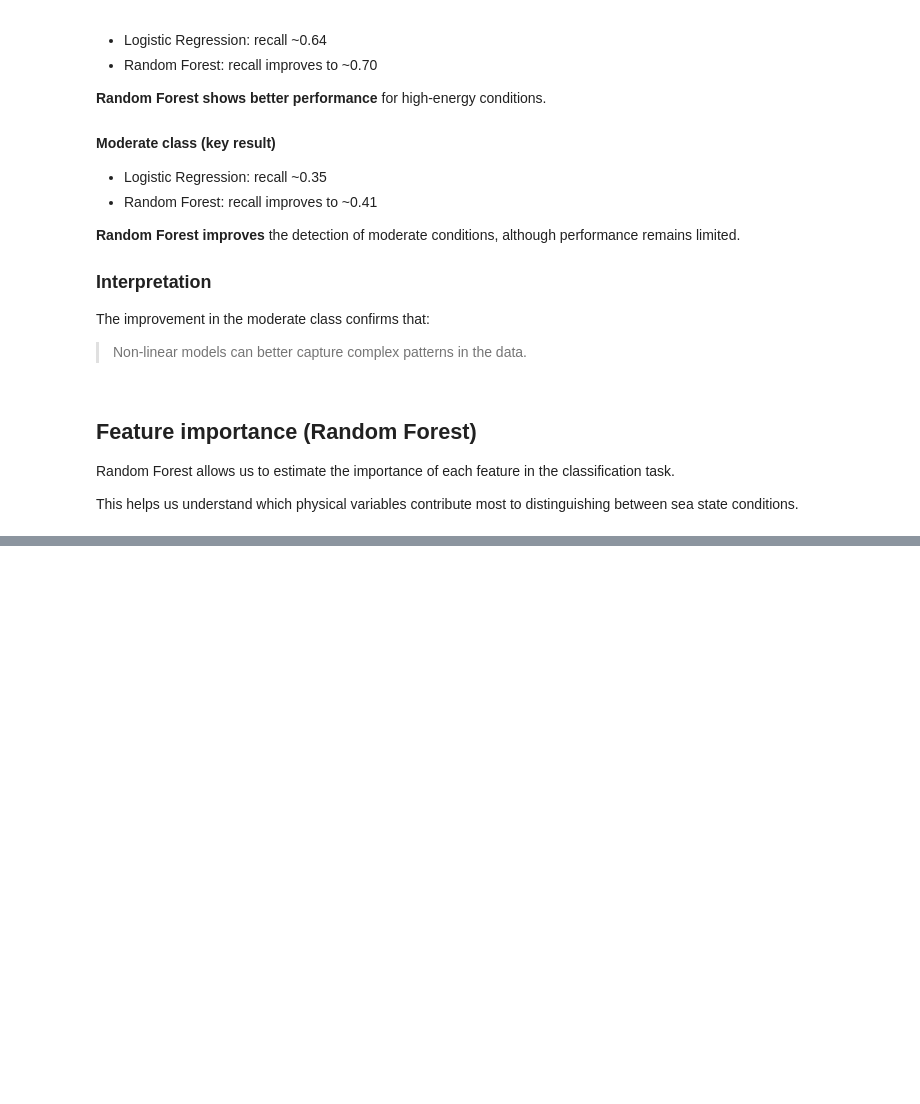
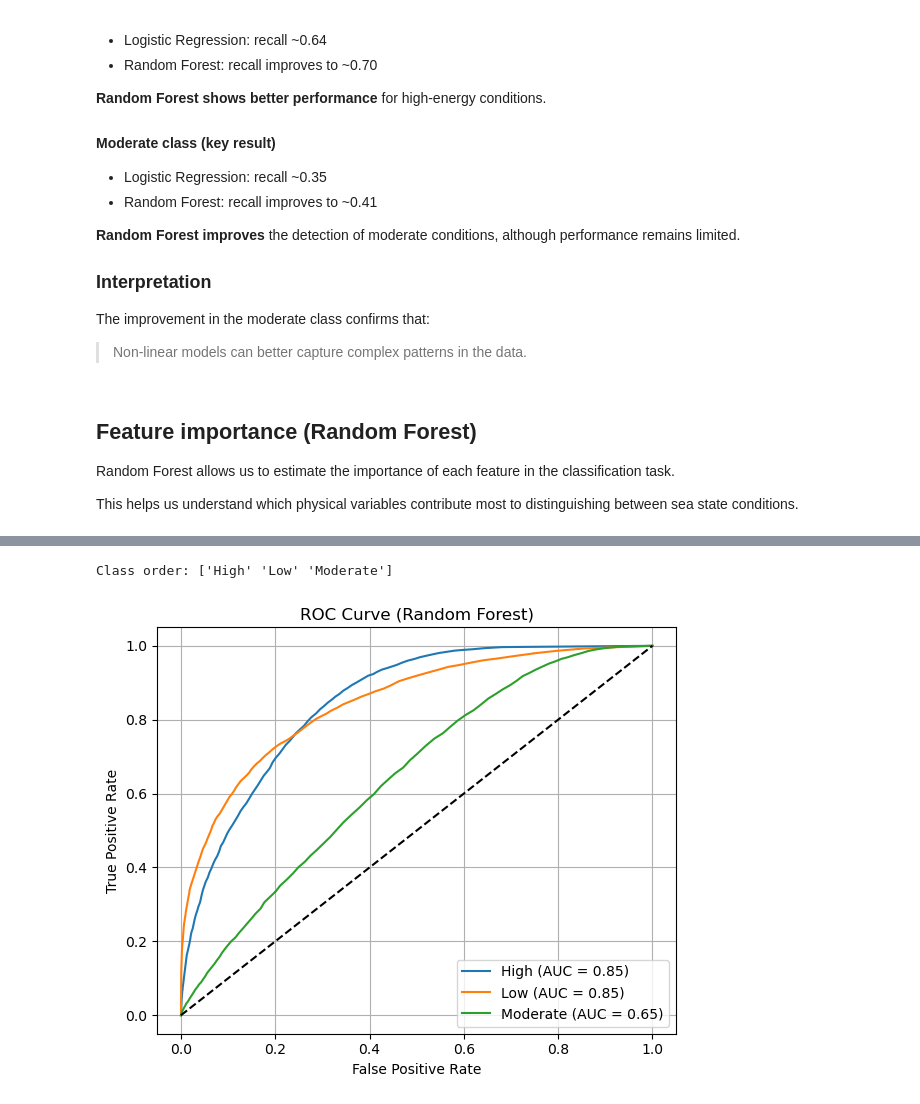
Before and after one commit to mvinesr/coastal-ml-seminar, a Jupyter notebook: notebooks/02_sea_state_classification.ipynb, the cells around one changed output, grey strips where cells are left out. Cells and saved outputs as stored; diff of their text form; code cells hidden in the pictures; blank space fills up the shorter version.

```diff
--- a/notebooks/02_sea_state_classification.ipynb
+++ b/notebooks/02_sea_state_classification.ipynb
@@ -459,0 +483,47 @@ This helps us understand which physical variables contribute most to distinguish
+# %%
+from sklearn.preprocessing import label_binarize
+from sklearn.metrics import roc_curve, auc
+
+# --- IMPORTANT: use model class order ---
+classes = rf_model.classes_
+print("Class order:", classes)
+
+# --- Binarize true labels ---
+y_test_bin = label_binarize(y_test, classes=classes)
+
+# --- Get predicted probabilities ---
+y_score = rf_model.predict_proba(X_test)
+
+# --- Compute ROC curves ---
+fpr = dict()
+tpr = dict()
+roc_auc = dict()
+
+for i in range(len(classes)):
+    fpr[i], tpr[i], _ = roc_curve(y_test_bin[:, i], y_score[:, i])
+    roc_auc[i] = auc(fpr[i], tpr[i])
+
+# --- Plot ---
+plt.figure(figsize=(6,5))
+
+for i, class_name in enumerate(classes):
+    plt.plot(
+        fpr[i],
+        tpr[i],
+        label=f"{class_name} (AUC = {roc_auc[i]:.2f})"
+    )
+
+# Random baseline
+plt.plot([0, 1], [0, 1], 'k--')
+
+plt.xlabel("False Positive Rate")
+plt.ylabel("True Positive Rate")
+plt.title("ROC Curve (Random Forest)")
+plt.legend()
+plt.grid()
+
+plt.tight_layout()
+plt.show()
+# %% [output]
+Class order: ['High' 'Low' 'Moderate']
+[figure, added]
```
Also changed, not shown: parts of 2 cells of this notebook.
